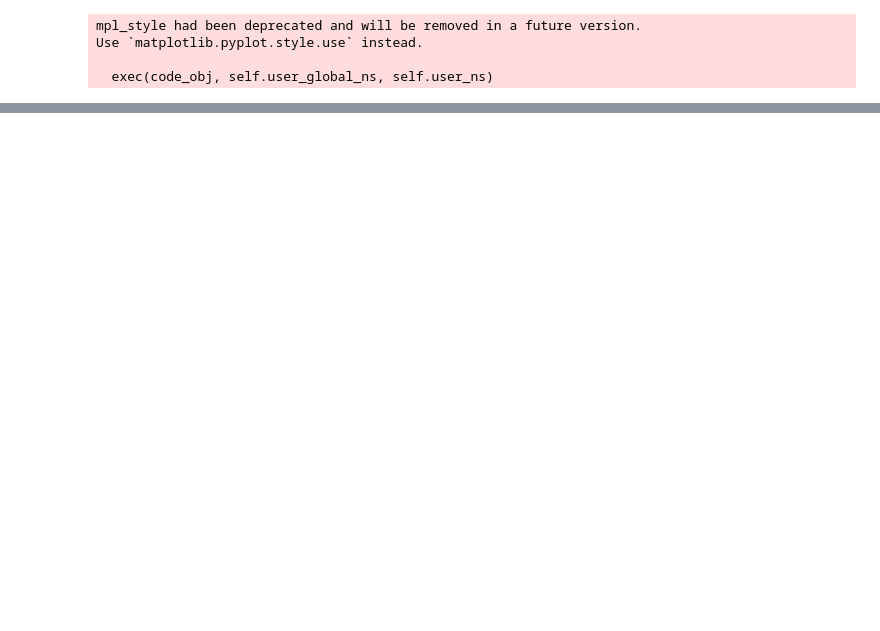
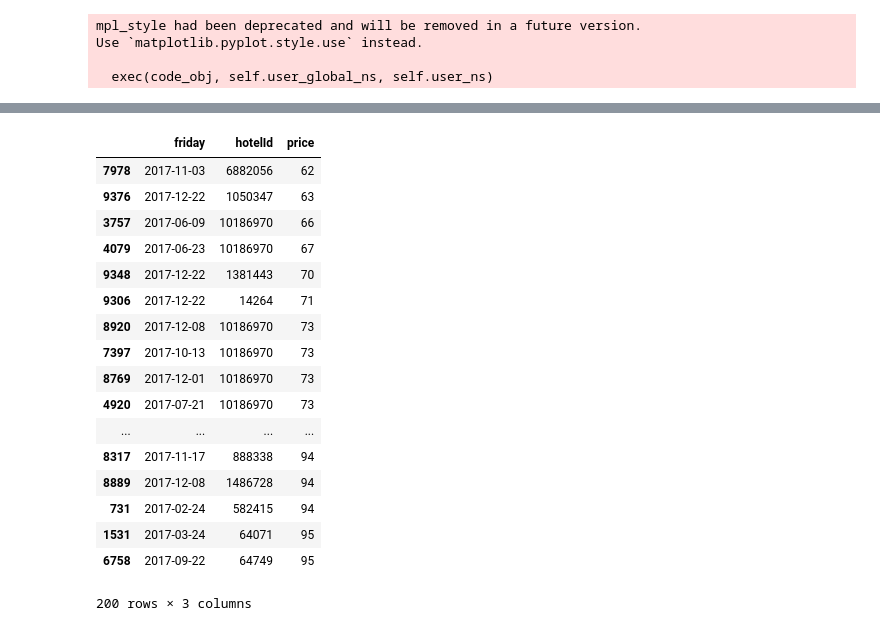
Before and after one commit to KorosecN13/Potovanje, a Jupyter notebook: analysis_London.ipynb, the cells around one changed output, grey strips where cells are left out. Saved outputs shown, nothing was run; the diff lists cells and outputs as text; code cells hidden in the pictures; blank space fills up the shorter version.

```diff
--- a/analysis_London.ipynb
+++ b/analysis_London.ipynb
@@ -126,0 +147,21 @@ london.sort("price")
+# %%
+cheapest
+# %% [output]
+|  | friday | hotelId | price |
+| 7978 | 2017-11-03 | 6882056 | 62 |
+| 9376 | 2017-12-22 | 1050347 | 63 |
+| 3757 | 2017-06-09 | 10186970 | 66 |
+| 4079 | 2017-06-23 | 10186970 | 67 |
+| 9348 | 2017-12-22 | 1381443 | 70 |
+| 9306 | 2017-12-22 | 14264 | 71 |
+| 8920 | 2017-12-08 | 10186970 | 73 |
+| 7397 | 2017-10-13 | 10186970 | 73 |
+| 8769 | 2017-12-01 | 10186970 | 73 |
+| 4920 | 2017-07-21 | 10186970 | 73 |
+| ... | ... | ... | ... |
+| 8317 | 2017-11-17 | 888338 | 94 |
+| 8889 | 2017-12-08 | 1486728 | 94 |
+| 731 | 2017-02-24 | 582415 | 94 |
+| 1531 | 2017-03-24 | 64071 | 95 |
+| 6758 | 2017-09-22 | 64749 | 95 |
+200 rows × 3 columns
```
Also changed, not shown: parts of 17 cells of this notebook.
